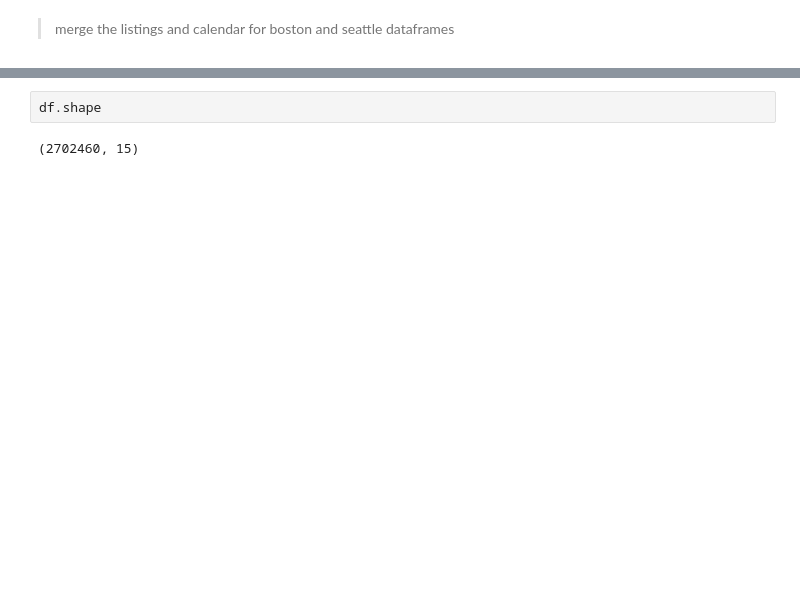
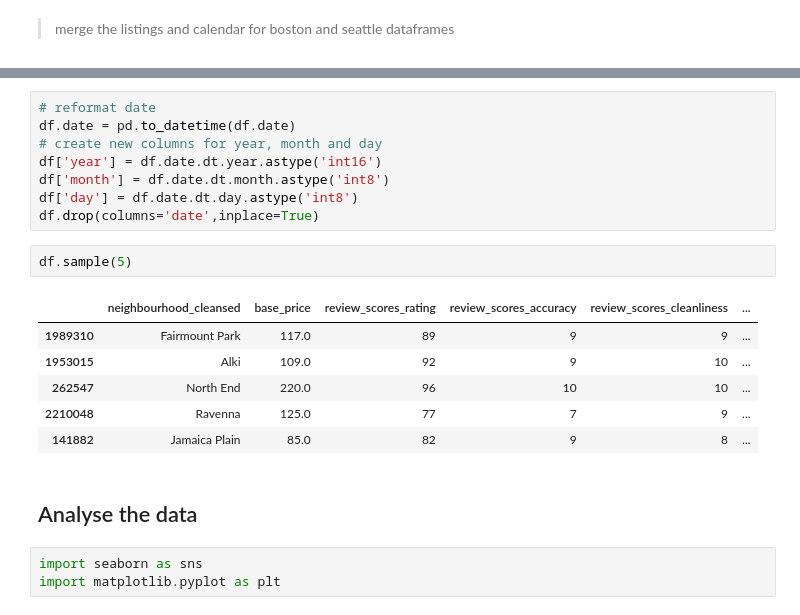
Before and after one commit to GinnCheng/Proj-Kaggle-Airbnb, a Jupyter notebook: main_script.ipynb, the cells around one changed output, grey strips where cells are left out. Cells and saved outputs as stored; diff of their text form; blank space fills up the shorter version.

```diff
--- a/main_script.ipynb
+++ b/main_script.ipynb
@@ -201,4 +122,22 @@ dtype: int64
 # %%
-df.shape
+# reformat date
+df.date = pd.to_datetime(df.date)
+# create new columns for year, month and day
+df['year'] = df.date.dt.year.astype('int16')
+df['month'] = df.date.dt.month.astype('int8')
+df['day'] = df.date.dt.day.astype('int8')
+df.drop(columns='date',inplace=True)
-# %% [output]
-(2702460, 15)
+# %%
+df.sample(5)
+# %% [output]
+|  | neighbourhood_cleansed | base_price | review_scores_rating | review_scores_accuracy | review_scores_cleanliness | ... |
+| 1989310 | Fairmount Park | 117.0 | 89 | 9 | 9 | ... |
+| 1953015 | Alki | 109.0 | 92 | 9 | 10 | ... |
+| 262547 | North End | 220.0 | 96 | 10 | 10 | ... |
+| 2210048 | Ravenna | 125.0 | 77 | 7 | 9 | ... |
+| 141882 | Jamaica Plain | 85.0 | 82 | 9 | 8 | ... |
+# %% [markdown]
+## Analyse the data
+# %%
+import seaborn as sns
+import matplotlib.pyplot as plt
```
Also changed, not shown: parts of 29 cells of this notebook.
